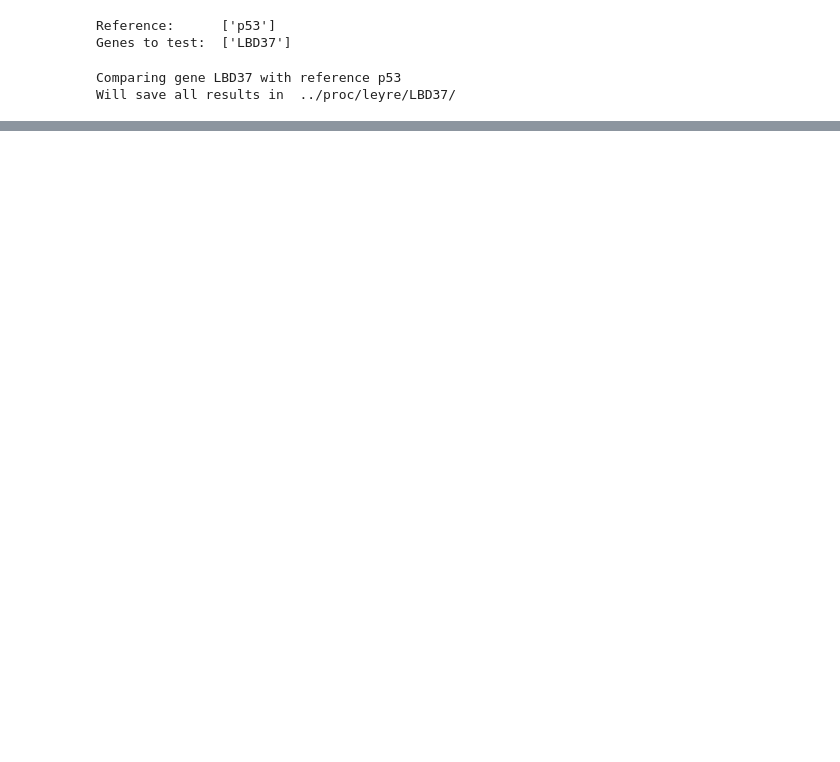
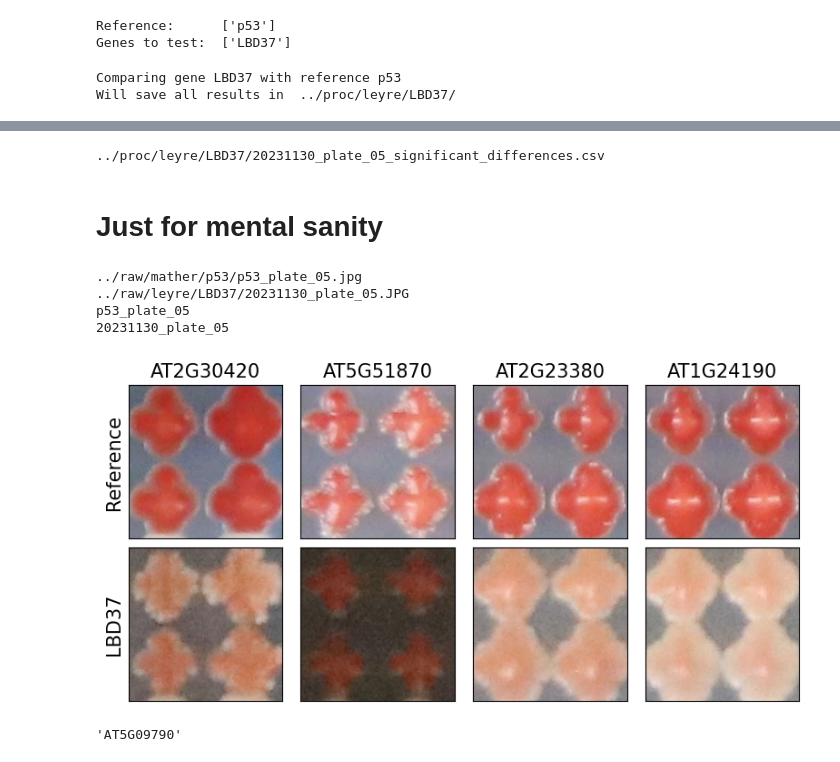
Before and after one commit to ejamezquita/yeast2hybrid, a Jupyter notebook: jupyter/03_compare_color_matrices.ipynb, the cells around one changed output, grey strips where cells are left out. Saved outputs shown, nothing was run; the diff lists cells and outputs as text; code cells hidden in the pictures; blank space fills up the shorter version.

```diff
--- a/jupyter/03_compare_color_matrices.ipynb
+++ b/jupyter/03_compare_color_matrices.ipynb
@@ -29,6 +31,7 @@ Genes to test:  ['LBD37']
 lgidx, mgidx = 0,0
 print('Comparing gene', lgenes[lgidx], 'with reference', mgenes[mgidx] )
 gdst = dst + lsrc.split(os.sep)[-2] + os.sep + lgenes[lgidx] + os.sep
+mdst = dst + msrc.split(os.sep)[-2] + os.sep + mgenes[mgidx] + os.sep
 print('Will save all results in ',gdst)
 # %% [output]
 Comparing gene LBD37 with reference p53
@@ -225,3 +259,75 @@ np.nonzero(tmask)
+# %%
+filename = gdst + bname + '_significant_differences.csv'
+print(filename)
+signif.to_csv(filename, index=True, index_label='OriginalIndex')
+# %% [output]
+../proc/leyre/LBD37/20231130_plate_05_significant_differences.csv
+# %% [markdown]
+# Just for mental sanity
+# %%
+rsrc = '..' + os.sep + 'raw' + os.sep
+rawimg_file = os.path.split(ref_file)[0].replace(src,rsrc) + os.sep
+rawimg_file = glob(rawimg_file + '*_{:02d}*'.format(platenum))[0]
+rname = os.path.split(os.path.splitext(rawimg_file)[0])[1]
+
+pltimg_file = os.path.split(plate_file)[0].replace(src,rsrc) + os.sep
+pltimg_file = glob(pltimg_file + '*_{:02d}*'.format(platenum))[0]
+bname = os.path.split(os.path.splitext(pltimg_file)[0])[1]
+
+print(rawimg_file, pltimg_file, rname, bname, sep='\n')
+# %% [output]
+../raw/mather/p53/p53_plate_05.jpg
+../raw/leyre/LBD37/20231130_plate_05.JPG
+p53_plate_05
+20231130_plate_05
+# %%
+rawimg = utils.load_image(rawimg_file, check_rotation=False)
+
+filename = mdst + rname + '_plateslice.csv'
+meta = np.loadtxt(filename, delimiter=',', dtype=int)
+plateslice = np.s_[ meta[0]:meta[1], meta[2]:meta[3] ]
+rawimg = rawimg[plateslice]
+filename = mdst + rname + '_centers.npy'
+rawcoords = np.load(filename, allow_pickle=True)
+
+pltimg = utils.load_image(pltimg_file, check_rotation=True, color_check=1)
+
+filename = gdst + bname + '_plateslice.csv'
+meta = np.loadtxt(filename, delimiter=',', dtype=int)
+plateslice = np.s_[ meta[0]:meta[1], meta[2]:meta[3] ]
+pltimg = pltimg[plateslice]
+filename = gdst + bname + '_centers.npy'
+pltcoords = np.load(filename, allow_pickle=True)
+# %%
+fs = 15
+R = 80
+figR = 2
+fig, ax = plt.subplots(2,len(signif), figsize=(len(signif)*figR, 2*figR), sharex=True, sharey=True)
+ax = ax.reshape(2, len(signif))
+
+for i in range(len(signif)):
+    j = 0
+    row, col = [int(foo[1:])-1 for foo in signif.iloc[i,0].split('-')[1:] ]
+
+    ax[0,i].set_title(signif.iloc[i,1], fontsize=fs)
+    for (cc,img) in zip([rawcoords, pltcoords],[rawimg,pltimg]):
+        dots = cc[2*row : 2*row + 2, 2*col : 2*col + 2]
+        center = np.mean(np.mean(dots, axis = 0), axis = 0).astype(int)
+        rss = np.s_[center[1] - R : center[1] + R, center[0] - R : center[0] + R]
+        ax[j,i].imshow(img[rss], vmin=0, origin='upper'); j+=1
+ax[0,0].set_ylabel('Reference', fontsize=fs)
+ax[1,0].set_ylabel(lgenes[lgidx], fontsize=fs)
+for a in ax.ravel():
+    a.tick_params(bottom=False, left=False, labelbottom=False, labelleft=False)
+
+fig.tight_layout();
+#plt.savefig('foo.jpg', dpi=200, format='jpg', bbox_inches='tight', pil_kwargs={'optimize':True})
+# %% [output]
+[figure, added]
+# %%
+diagdst = '..' + os.sep +
+# %% [output]
+'AT5G09790'
 # %%
 wilcoxs = np.zeros((nrows//2, ncols//2))
 wilcoxp = np.zeros((nrows//2, ncols//2))
```
Also changed, not shown: parts of 14 cells of this notebook, 17 other files.
